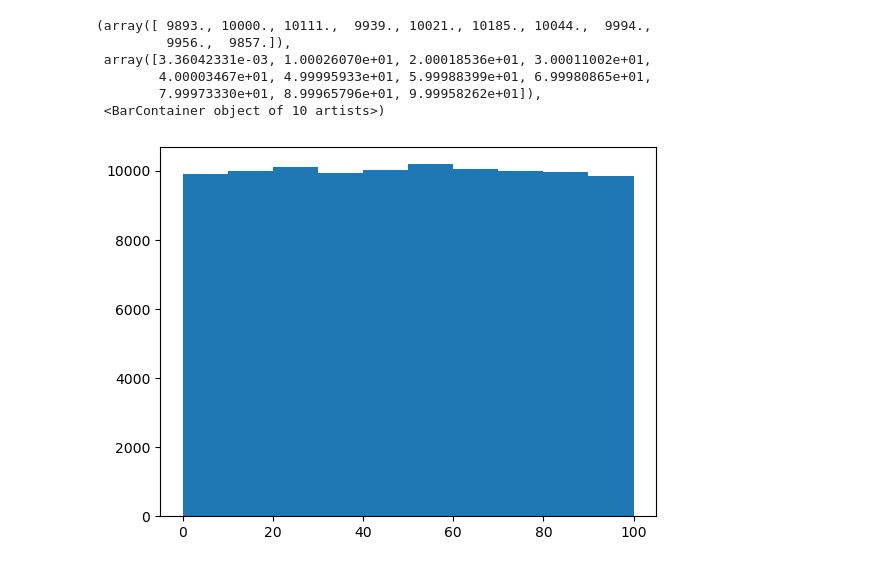
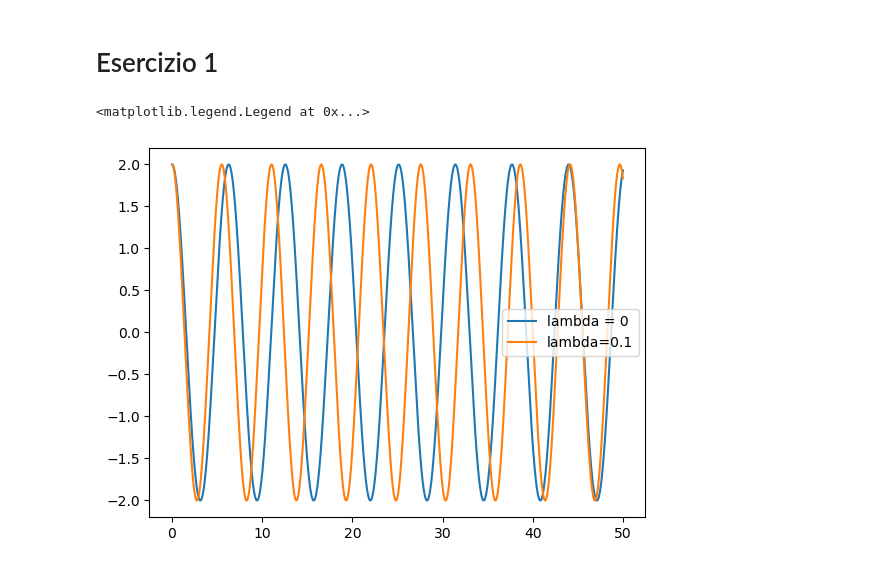
Before and after one commit to pietrobenotto/esercizi_metodi, a Jupyter notebook: es1.ipynb, the cells around one changed output. Cells and saved outputs as stored; diff of their text form; code cells hidden in the pictures.

```diff
--- a/es1.ipynb
+++ b/es1.ipynb
@@ -1,15 +1,40 @@
-# %%
-import numpy as np
-import matplotlib.pyplot as plt
-
-
-n = np.random.uniform(0,100,100000)
-plt.hist(n)
-# %% [output]
-(array([ 9893., 10000., 10111.,  9939., 10021., 10185., 10044.,  9994.,
-         9956.,  9857.]),
- array([3.36042331e-03, 1.00026070e+01, 2.00018536e+01, 3.00011002e+01,
-        4.00003467e+01, 4.99995933e+01, 5.99988399e+01, 6.99980865e+01,
-        7.99973330e+01, 8.99965796e+01, 9.99958262e+01]),
- <BarContainer object of 10 artists>)
-[figure, removed]
+# %% [markdown]
+# Esercizio 1
+# %%
+import numpy as np
+import matplotlib.pyplot as plt
+from scipy.integrate import odeint
+
+
+#Let's call phi_dot the prime derivative of phi.
+
+
+def function_ode(pos, time):
+    phi, phi_dot = pos
+
+    ode1 = phi_dot
+    ode2 = -omega**2*phi-lam*phi**3
+
+    return np.array([ode1,ode2])
+
+
+lam = 0
+omega = 1
+
+time = np.linspace(0,50,10000)
+pos_iniziali = np.array([2,0])
+
+sol = odeint(function_ode, pos_iniziali, time)
+
+# solve with lambda=0.1
+
+lam = 0.1
+sol2 = odeint(function_ode, pos_iniziali, time)
+
+
+plt.plot(time, sol[:,0],label="lambda = 0")
+plt.plot(time, sol2[:,0], label="lambda=0.1")
+plt.legend()
+# %% [output]
+<matplotlib.legend.Legend at 0x...>
+[figure, added]
```
Also changed, not shown: parts of 4 cells of this notebook.
